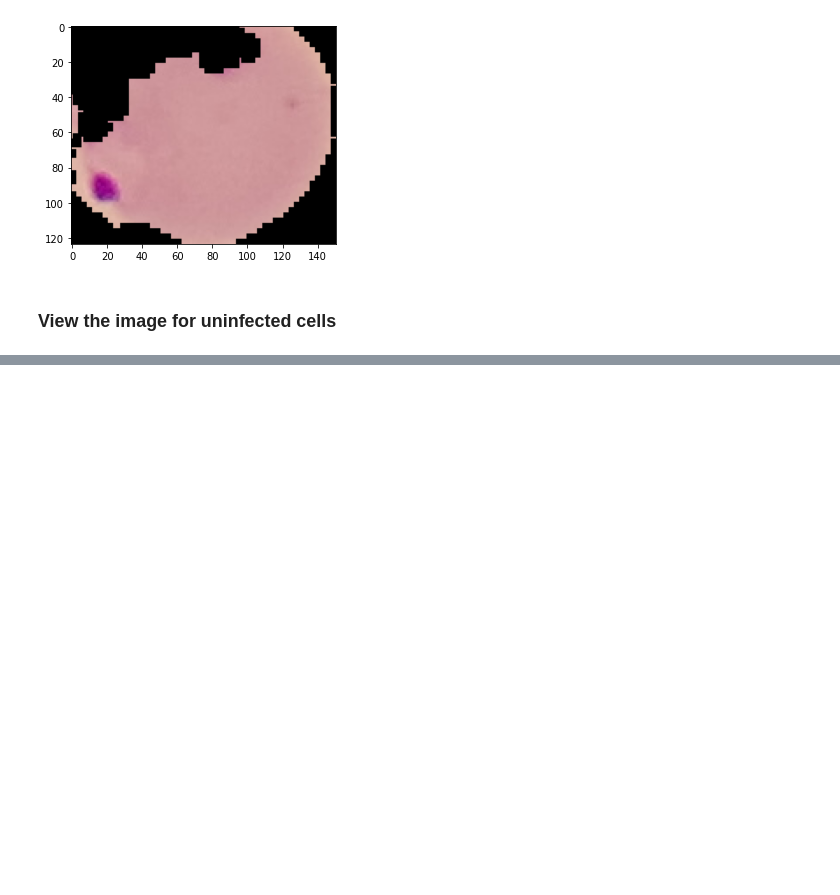
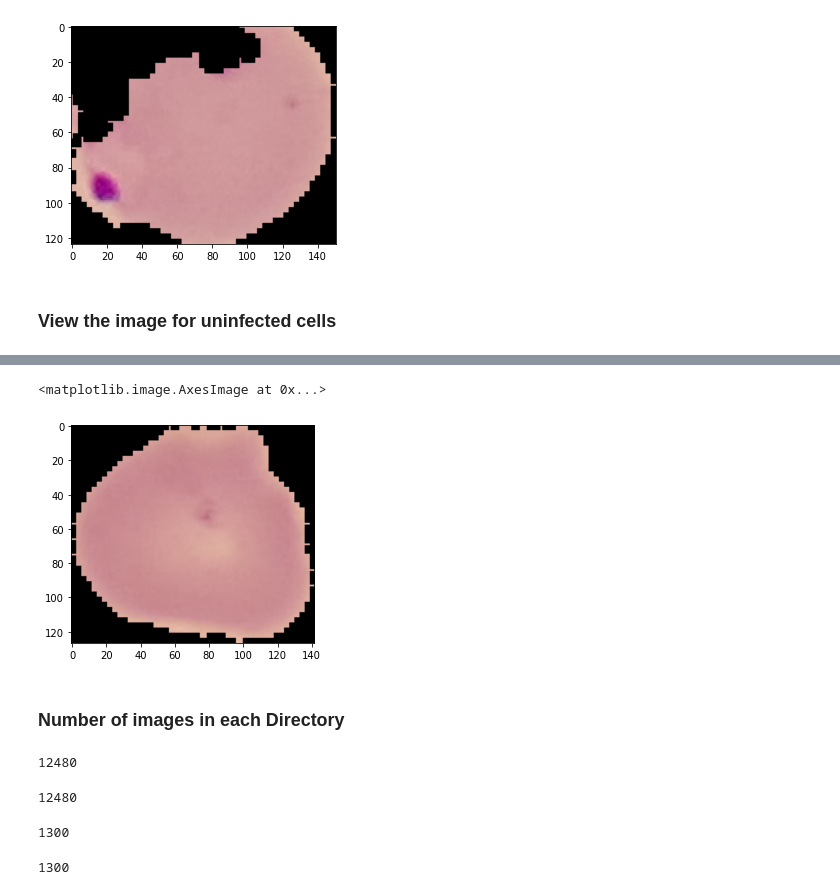
Before and after one commit to tanvirakibul/malaria-cell-detection, a Jupyter notebook: Mataria_cell_detection.ipynb, the cells around one changed output, grey strips where cells are left out. Drawn from its saved outputs; the diff is of its cells as text; code cells hidden in the pictures; blank space fills up the shorter version.

Commit message:
preprocessed images and created the shape

```diff
--- a/Mataria_cell_detection.ipynb
+++ b/Mataria_cell_detection.ipynb
@@ -91,0 +114,2 @@ plt.imshow(imread(para_cell))
+# %%
+uninfected_cell = train_path+'/uninfected'+'/C76P37ThinF_IMG_20150815_172902_cell_169.png'
@@ -91,0 +120,2 @@ plt.imshow(imread(para_cell))
+# %%
+uninfected_cell = imread(uninfected_cell)
@@ -91,0 +142,23 @@ plt.imshow(imread(para_cell))
+# %%
+plt.imshow(uninfected_cell)
+# %% [output]
+<matplotlib.image.AxesImage at 0x...>
+[figure, added]
+# %% [markdown]
+### Number of images in each Directory
+# %%
+len(os.listdir(train_path+'/parasitized'))
+# %% [output]
+12480
+# %%
+len(os.listdir(train_path+'/uninfected'))
+# %% [output]
+12480
+# %%
+len(os.listdir(test_path+'/parasitized'))
+# %% [output]
+1300
+# %%
+len(os.listdir(test_path+'/uninfected'))
+# %% [output]
+1300
```
Also changed, not shown: parts of 23 cells of this notebook.
